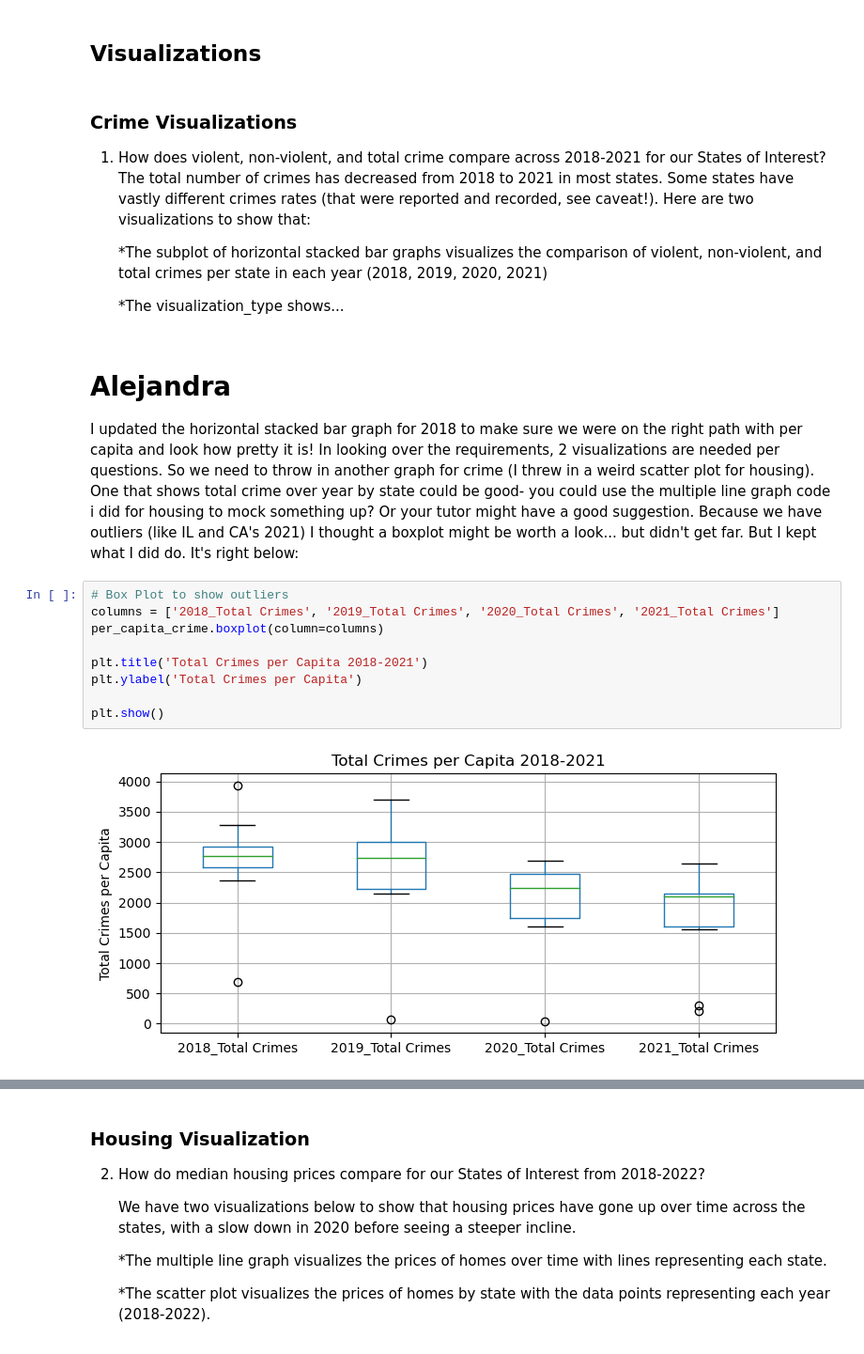
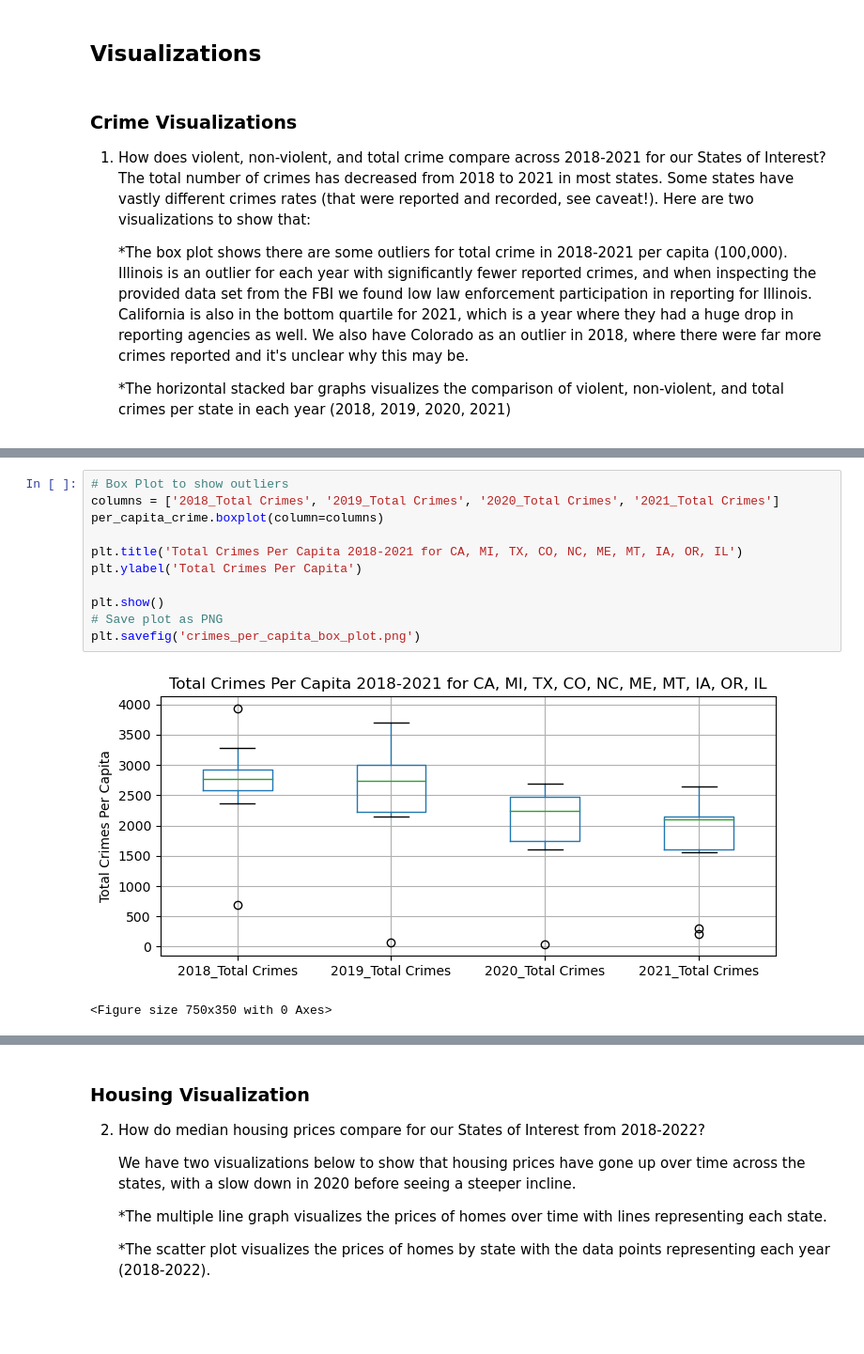
Before and after one commit to drainlm/Personalized-Relocation-Helper-, a Jupyter notebook: GroupThreeProjectOne.ipynb, the cells around one changed output, grey strips where cells are left out. Shown: that part at 94% size. Drawn from its saved outputs; the diff is of its cells as text; blank space fills up the shorter version.

Commit message:
nearly there

```diff
--- a/GroupThreeProjectOne.ipynb
+++ b/GroupThreeProjectOne.ipynb
@@ -274,24 +268,9 @@ per_capita_crime.iloc[:, 1:-1] = per_capita_crime.iloc[:, 1:-1].div(per_capita_c
 1. How does violent, non-violent, and total crime compare across 2018-2021 for our States of Interest?
    The total number of crimes has decreased from 2018 to 2021 in most states. Some states have vastly different crimes rates (that were reported and recorded, see caveat!). Here are two visualizations to show that:
 
-   *The subplot of horizontal stacked bar graphs visualizes the comparison of violent, non-violent, and total crimes per state in each year (2018, 2019, 2020, 2021)
+   *The box plot shows there are some outliers for total crime in 2018-2021 per capita (100,000). Illinois is an outlier for each year with significantly fewer reported crimes, and when inspecting the provided data set from the FBI we found low law enforcement participation in reporting for Illinois. California is also in the bottom quartile for 2021, which is a year where they had a huge drop in reporting agencies as well. We also have Colorado as an outlier in 2018, where there were far more crimes reported and it's unclear why this may be.
 
-   *The visualization_type shows...
+   *The horizontal stacked bar graphs visualizes the comparison of violent, non-violent, and total crimes per state in each year (2018, 2019, 2020, 2021)
-# %% [markdown]
-# Alejandra
-I updated the horizontal stacked bar graph for 2018 to make sure we were on the right path with per capita and look how pretty it is!
-In looking over the requirements, 2 visualizations are needed per questions. So we need to throw in another graph for crime (I threw in a weird scatter plot for housing). One that shows total crime over year by state could be good- you could use the multiple line graph code i did for housing to mock something up? Or your tutor might have a good suggestion. Because we have outliers (like IL and CA's 2021) I thought a boxplot might be worth a look... but didn't get far. But I kept what I did do. It's right below:
-# %%
-# Box Plot to show outliers
-columns = ['2018_Total Crimes', '2019_Total Crimes', '2020_Total Crimes', '2021_Total Crimes']
-per_capita_crime.boxplot(column=columns)
-
-plt.title('Total Crimes per Capita 2018-2021')
-plt.ylabel('Total Crimes per Capita')
-
-plt.show()
-# %% [output]
-[figure, removed]
 # %%
 per_capita_crime
 # %% [output]
@@ -306,5 +285,19 @@ per_capita_crime
 | 7 | NC | 2702.474340 | 2115.773168 | 1764.963796 | 2009.847113 | ... |
 | 8 | OR | 3165.440173 | 3178.057690 | 2261.695790 | 2026.396789 | ... |
 | 9 | TX | 2465.742768 | 2135.684784 | 1609.613350 | 1645.424717 | ... |
+# %%
+# Box Plot to show outliers
+columns = ['2018_Total Crimes', '2019_Total Crimes', '2020_Total Crimes', '2021_Total Crimes']
+per_capita_crime.boxplot(column=columns)
+
+plt.title('Total Crimes Per Capita 2018-2021 for CA, MI, TX, CO, NC, ME, MT, IA, OR, IL')
+plt.ylabel('Total Crimes Per Capita')
+
+plt.show()
+# Save plot as PNG
+plt.savefig('crimes_per_capita_box_plot.png')
+# %% [output]
+[figure, added]
+<Figure size 750x350 with 0 Axes>
 # %%
 # Horizontal Stacked Bar Graph for Crime 2018
```
Also changed, not shown: parts of 19 cells of this notebook, 17 other files.
